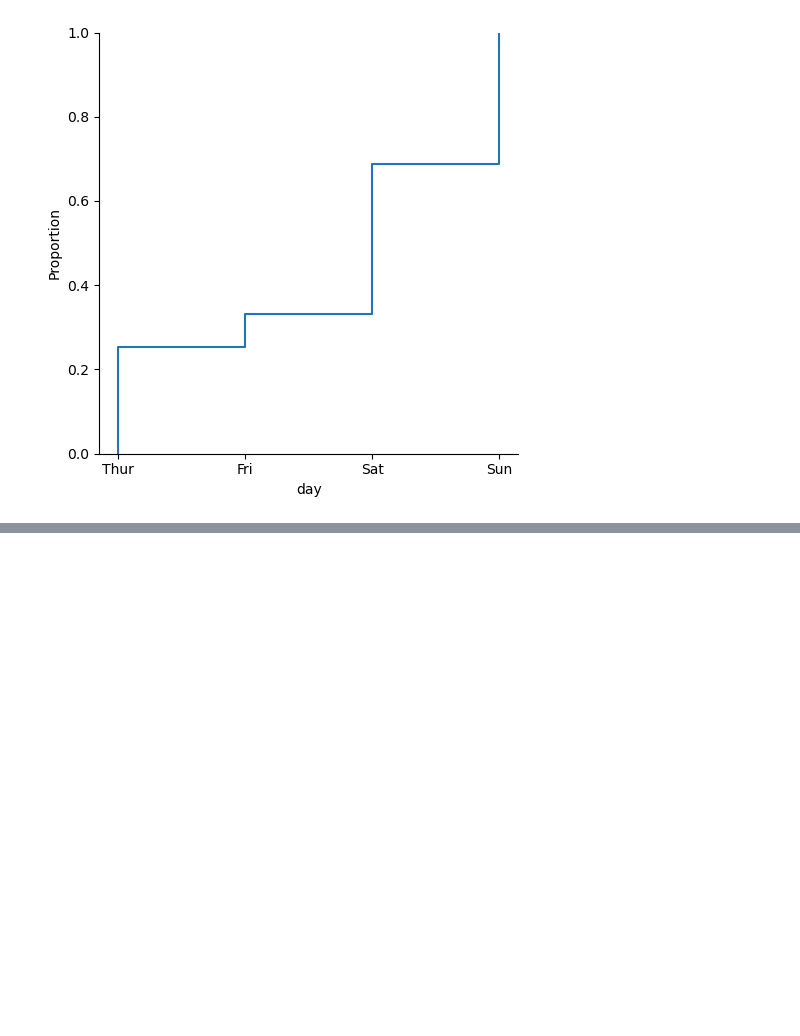
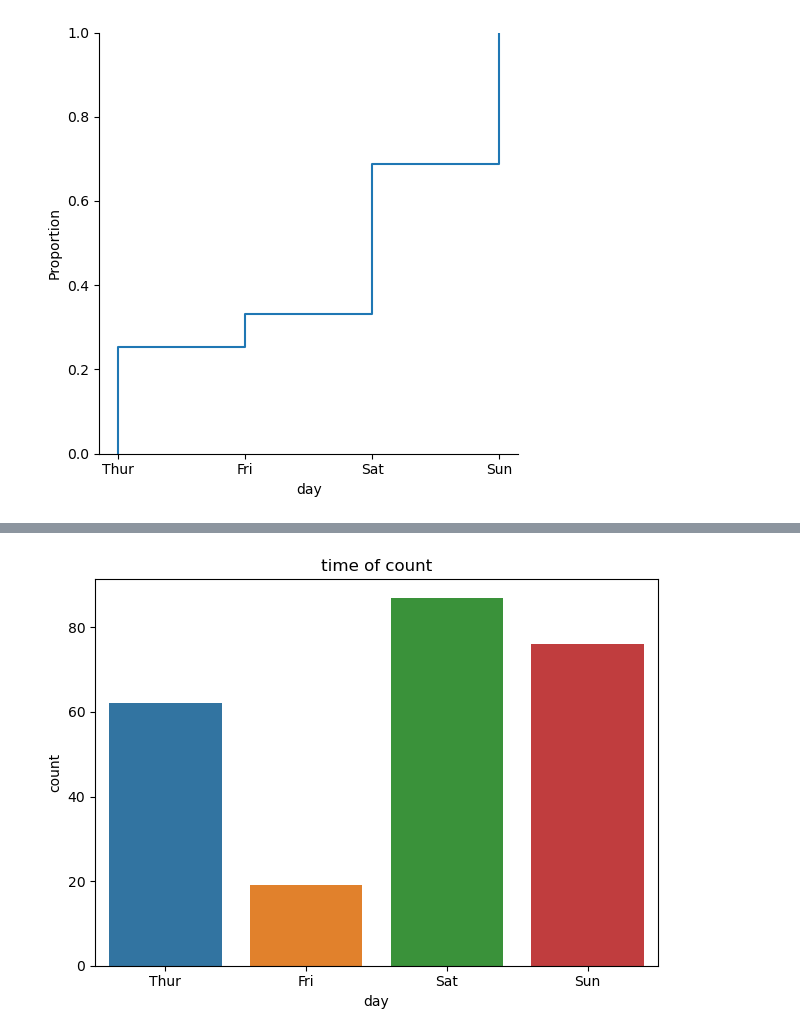
Before and after one commit to layla-focalors/pandas_learning, a Jupyter notebook: Lumine/Paimon.ipynb, the cells around one changed output, grey strips where cells are left out. Saved outputs shown, nothing was run; the diff lists cells and outputs as text; code cells hidden in the pictures; blank space fills up the shorter version.

```diff
--- a/Lumine/Paimon.ipynb
+++ b/Lumine/Paimon.ipynb
@@ -1608,0 +1635,6 @@ sns.displot(df['day'], kind='ecdf')
+# %%
+cc = sns.countplot(x="day", data=df)
+cc.set_title("time of count")
+plt.tight_layout()
+# %% [output]
+[figure, added]
```
Also changed, not shown: parts of 46 cells of this notebook.
